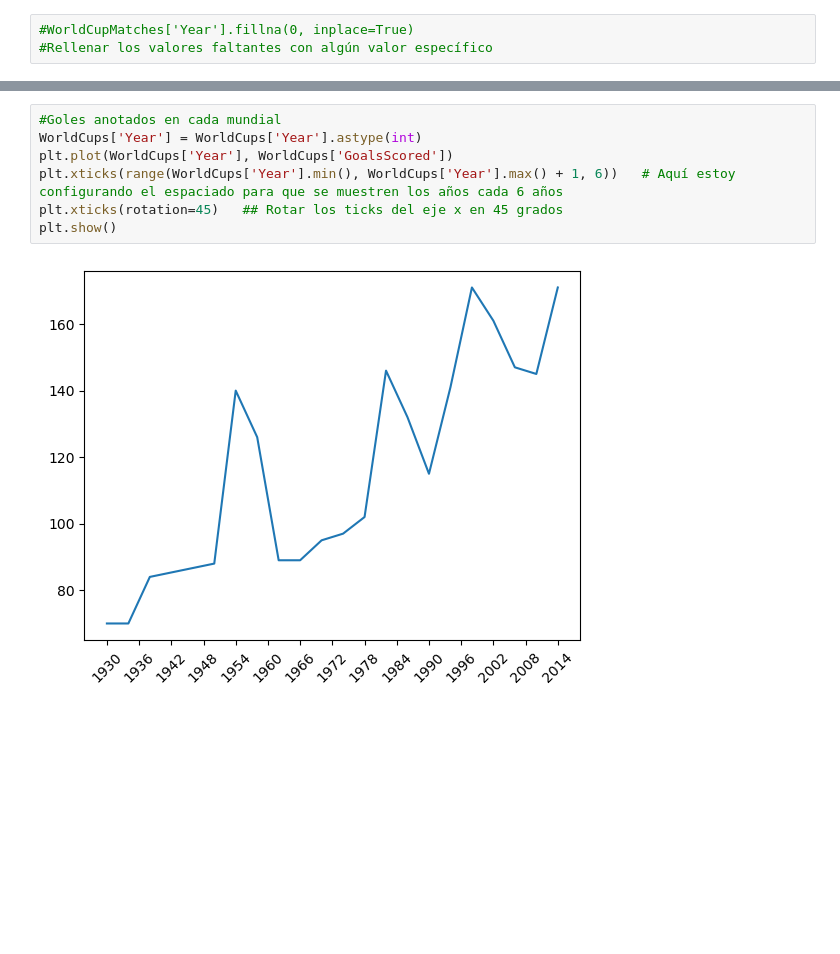
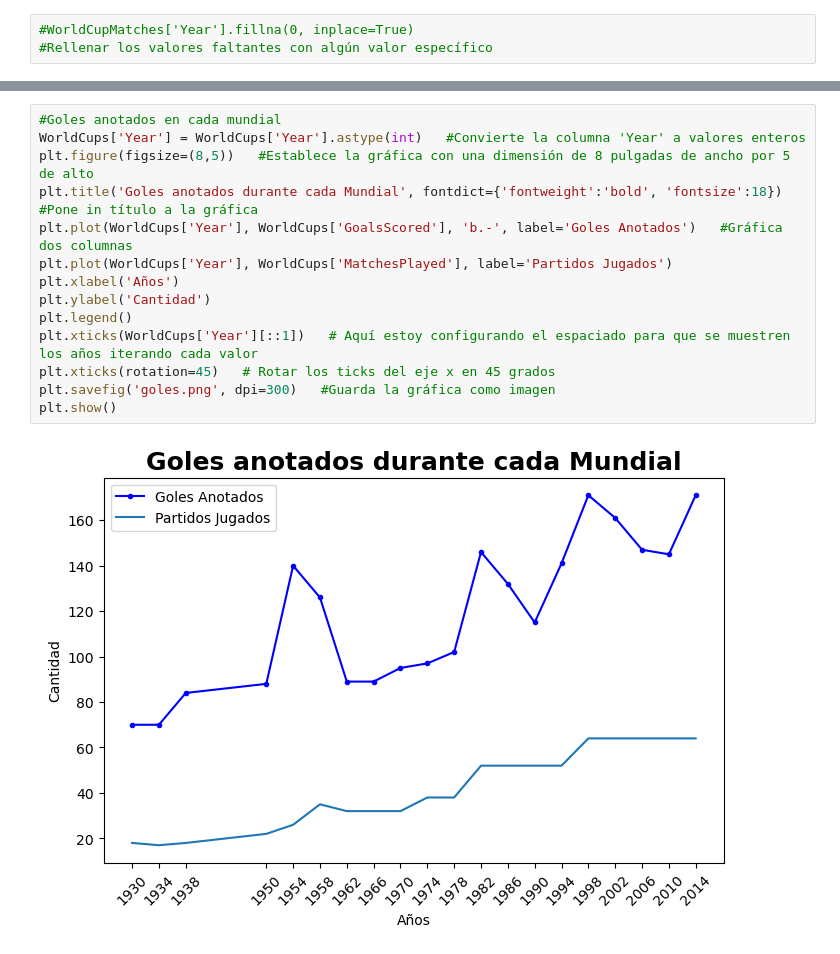
Before and after one commit to Detective-Ryuzak1/Machine-Learnig-examples, a Jupyter notebook: MatplotLib/Matplotlib.ipynb, the cells around one changed output, grey strips where cells are left out. Saved outputs shown, nothing was run; the diff lists cells and outputs as text; blank space fills up the shorter version.

```diff
--- a/MatplotLib/Matplotlib.ipynb
+++ b/MatplotLib/Matplotlib.ipynb
@@ -93,9 +94,16 @@ plt.show()
 # %%
 #Goles anotados en cada mundial
-WorldCups['Year'] = WorldCups['Year'].astype(int)
-plt.plot(WorldCups['Year'], WorldCups['GoalsScored'])
-plt.xticks(range(WorldCups['Year'].min(), WorldCups['Year'].max() + 1, 6))   # Aquí estoy configurando el espaciado para que se muestren los años cada 6 años
-plt.xticks(rotation=45)   ## Rotar los ticks del eje x en 45 grados
+WorldCups['Year'] = WorldCups['Year'].astype(int)   #Convierte la columna 'Year' a valores enteros
+plt.figure(figsize=(8,5))   #Establece la gráfica con una dimensión de 8 pulgadas de ancho por 5 de alto
+plt.title('Goles anotados durante cada Mundial', fontdict={'fontweight':'bold', 'fontsize':18})   #Pone in título a la gráfica
+plt.plot(WorldCups['Year'], WorldCups['GoalsScored'], 'b.-', label='Goles Anotados')   #Gráfica dos columnas
+plt.plot(WorldCups['Year'], WorldCups['MatchesPlayed'], label='Partidos Jugados')
+plt.xlabel('Años')
+plt.ylabel('Cantidad')
+plt.legend()
+plt.xticks(WorldCups['Year'][::1])   # Aquí estoy configurando el espaciado para que se muestren los años iterando cada valor
+plt.xticks(rotation=45)   # Rotar los ticks del eje x en 45 grados
+plt.savefig('goles.png', dpi=300)   #Guarda la gráfica como imagen
 plt.show()
 # %% [output]
-[figure, old version]
+[figure, new version]
```
Also changed, not shown: parts of 1 cell of this notebook, 1 other file.
